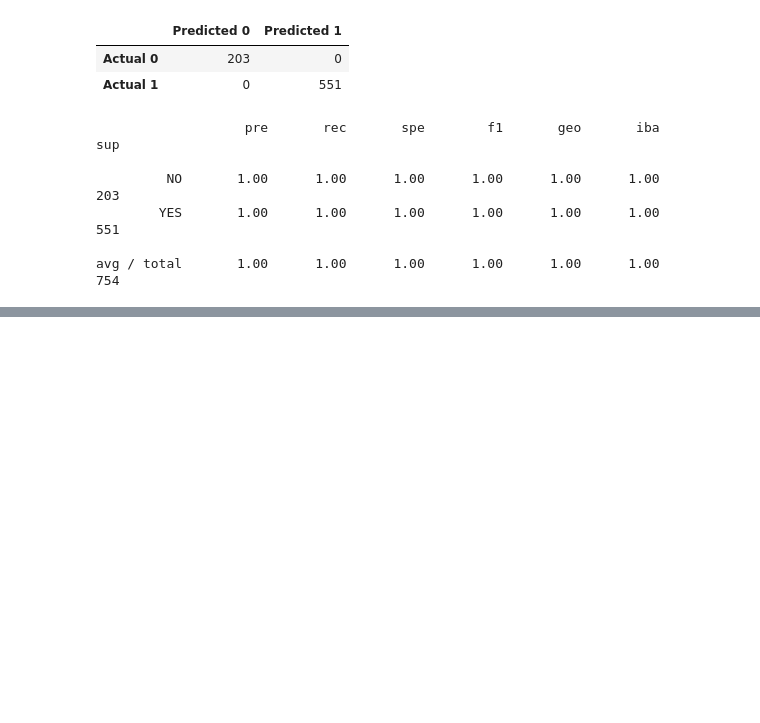
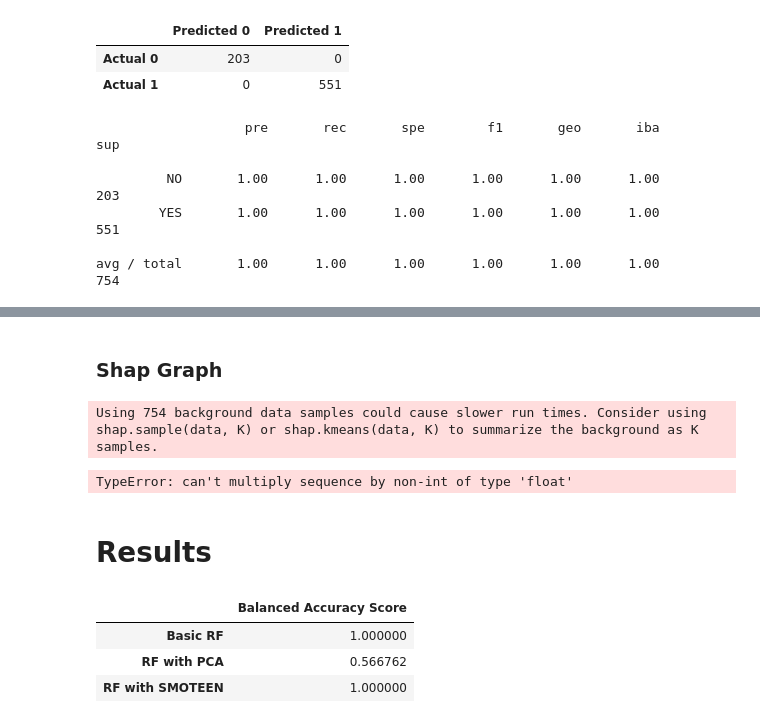
Before and after one commit to boggesstristyn/bootcamp-project, a Jupyter notebook: displacement_risk_ml-randomforest.ipynb, the cells around one changed output, grey strips where cells are left out. Cells and saved outputs as stored; diff of their text form; code cells hidden in the pictures; blank space fills up the shorter version.

Commit message:
upload RF_Models_Results image, edit results sections of RF models to output results as dataframes

```diff
--- a/displacement_risk_ml-randomforest.ipynb
+++ b/displacement_risk_ml-randomforest.ipynb
@@ -325,7 +325,8 @@ results.head(10)
 ### Assess Performance of Basic Random Forest Model
 # %%
 # Deermine accuracy score of the model
-print(balanced_accuracy_score(y_test, y_pred))
+rf_score = balanced_accuracy_score(y_test, y_pred)
+print(rf_score)
 # %% [output]
 1.0
 # %%
@@ -440,7 +441,8 @@ results.head(10)
 ### Assess Performance of Random Forest Model with PCA
 # %%
 # Deermine accuracy score of the model
-print(balanced_accuracy_score(y_test, y_pred))
+rfpca_score = balanced_accuracy_score(y_test, y_pred)
+print(rfpca_score)
 # %% [output]
 0.5667617319159969
 # %%
@@ -489,7 +491,8 @@ y_pred = rf_model_smote.predict(X_test)
 ### Assess Performance of SMOTEEN Random Forest Model
 # %%
 # Calculate the Balanced Accuracy Score
-balanced_accuracy_score(y_test, y_pred)
+rfsmote_score = balanced_accuracy_score(y_test, y_pred)
+print(rfsmote_score)
 # %% [output]
 1.0
 # %%
@@ -524,0 +518,8 @@ shap.summary_plot(rf_shap_values, X_test)
+# %% [markdown]
+### Shap Graph
+# %%
+import shap
+rf_shap_values = shap.KernelExplainer(rf_model.predict,X_test)
+# %% [output]
+Using 754 background data samples could cause slower run times. Consider using shap.sample(data, K) or shap.kmeans(data, K) to summarize the background as K samples.
+TypeError: can't multiply sequence by non-int of type 'float'
@@ -524,0 +528,12 @@ shap.summary_plot(rf_shap_values, X_test)
+# %% [markdown]
+# Results
+# %%
+# Generate summary DataFrame
+results_data = {'Balanced Accuracy Score' : [rf_score, rfpca_score, rfsmote_score]}
+results_table = pd.DataFrame(data=results_data, index=["Basic RF", "RF with PCA", "RF with SMOTEEN"])
+display(results_table)
+# %% [output]
+|  | Balanced Accuracy Score |
+| Basic RF | 1.000000 |
+| RF with PCA | 0.566762 |
+| RF with SMOTEEN | 1.000000 |
```
Also changed, not shown: parts of 4 cells of this notebook, 2 other files.
